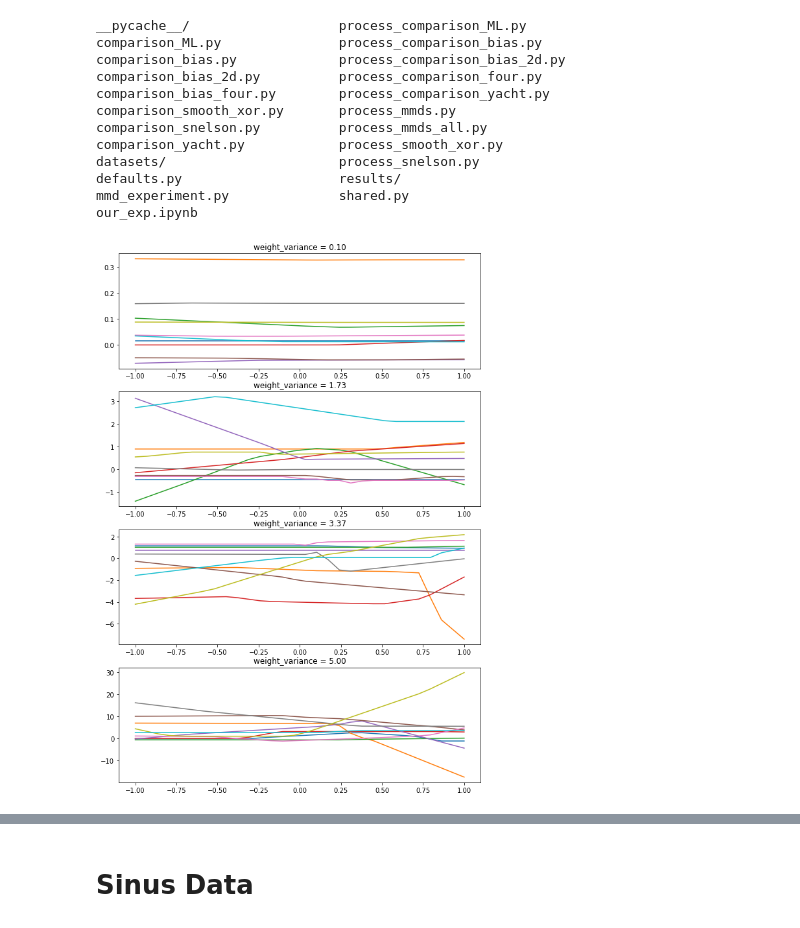
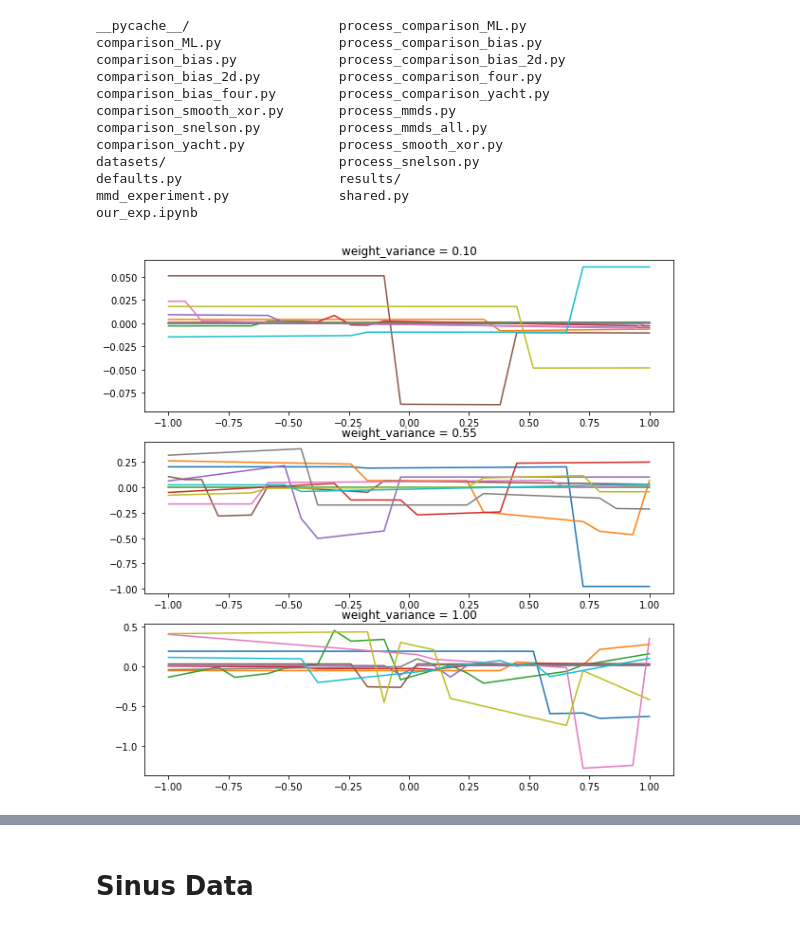
Before and after one commit to LiamGon/BML_project_BayesNN, a Jupyter notebook: experiments/our_exp.ipynb, the cells around one changed output, grey strips where cells are left out. Drawn from its saved outputs; the diff is of its cells as text; code cells hidden in the pictures.

Commit message:
add optional field for activation function for BNN. Updated experiments NB

```diff
--- a/experiments/our_exp.ipynb
+++ b/experiments/our_exp.ipynb
@@ -38,32 +31,34 @@ import numpy as np
 # %%
 
 D_IN = 1
 H = 3
 D_OUT = 1
 num_layers = 3
 weight_variance = 0.8
 bias_variance = 0.2
 width_class = 'identity'
-list_weight_variance = np.linspace(0.1,5,4)
-fig, axs = plt.subplots(len(list_weight_variance),1,figsize = (10,15))
+list_weight_variance = np.linspace(0.1,1,3)
+fig, axs = plt.subplots(len(list_weight_variance),1,figsize = (10,10))
 rep = 10
 for k,weight_variance in enumerate(list_weight_variance):
     axs[k].set_title('weight_variance = %.2f'%(weight_variance))
     for i in range(rep):
-        model = get_nn_model(D_IN,H,D_OUT, num_layers, width_class=width_class, weight_variance=weight_variance, bias_variance=weight_variance/4)
+        model = get_nn_model(D_IN,H,D_OUT, num_layers, width_class=width_class, weight_variance=weight_variance, bias_variance=bias_variance,activation = torch.nn.Threshold(0, 1))
 
         grid = np.atleast_2d(
         np.linspace(-1,1,30).astype(np.float32)
         ).T
         grid_var = torch.autograd.Variable(
             torch.from_numpy(grid).type(defaults.tdtype), requires_grad=False
         )
 
         output = model(grid_var)
-
-        axs[k].plot(grid, output.data.numpy())
+        output = model(grid_var)
+        output =output.data.numpy()
+        output = (output - output.mean())
+        axs[k].plot(grid, output)
 # %% [output]
-[figure, old version]
+[figure, new version]
 # %%
 
 D_IN = 1
```
Also changed, not shown: parts of 13 cells of this notebook, 1 other file.
